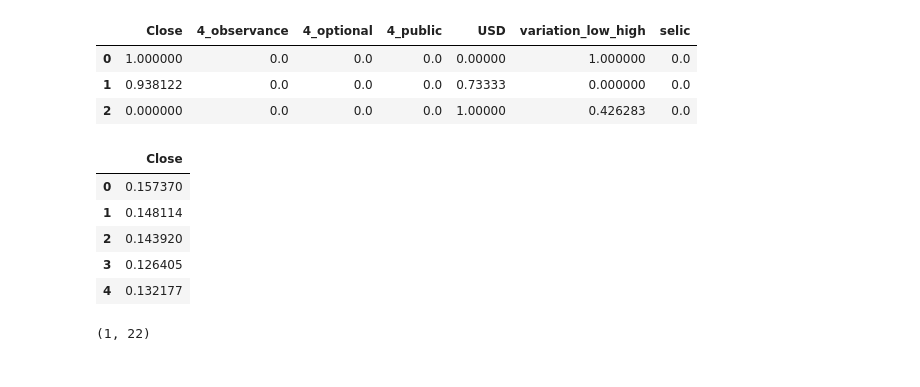
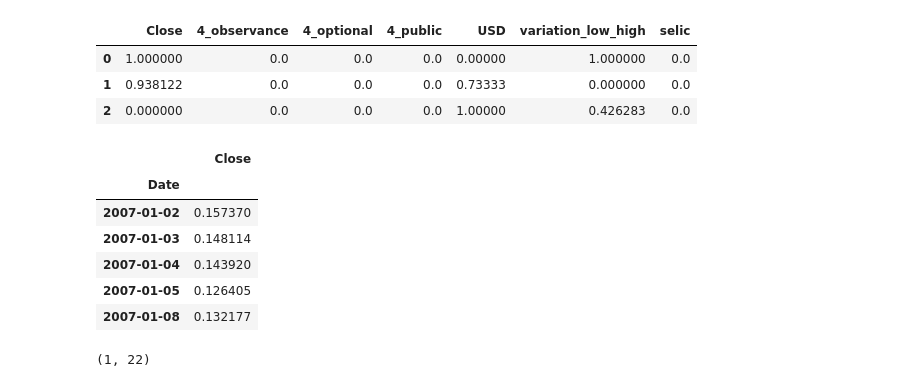
Before and after one commit to marreapato/Forecasting_Paper_XAI, a Jupyter notebook: stocks_type_lags/MultivariateStocks_Baseline_Com_Lags_tryingshaplime.ipynb, the cells around one changed output. Saved outputs shown, nothing was run; the diff lists cells and outputs as text; code cells hidden in the pictures.

```diff
--- a/stocks_type_lags/MultivariateStocks_Baseline_Com_Lags_tryingshaplime.ipynb
+++ b/stocks_type_lags/MultivariateStocks_Baseline_Com_Lags_tryingshaplime.ipynb
@@ -1247,27 +1249,28 @@ datacheckstd.head()
 # %%
 # Define the baseline model
 def baseline_model(output_window,data,column_name='Close'):
     last_known_value = np.array(data[column_name])[-1]
     return np.full((3, output_window), last_known_value)
 
 # Train and evaluate the models
 output_window = 1
 
 baseline_predictions = baseline_model(output_window,data)
 
-closedata = data
+closedata = data3
 closegen = MinMaxScaler()
 closedata['Close'] = closegen.fit_transform(closedata['Close'].values.reshape(-1, 1))
 closedata= closedata[['Close']]
 
 closedata.head()
 # %% [output]
 |  | Close |
-| 0 | 0.157370 |
-| 1 | 0.148114 |
-| 2 | 0.143920 |
-| 3 | 0.126405 |
-| 4 | 0.132177 |
+| Date |  |
+| 2007-01-02 | 0.157370 |
+| 2007-01-03 | 0.148114 |
+| 2007-01-04 | 0.143920 |
+| 2007-01-05 | 0.126405 |
+| 2007-01-08 | 0.132177 |
 # %%
 lagged_data2.drop(columns=['Close']).values[lagged_data2.drop(columns=['Close']).values.shape[0]-1:lagged_data2.drop(columns=['Close']).values.shape[0]].shape
 # %% [output]
```
Also changed, not shown: parts of 11 cells of this notebook.
